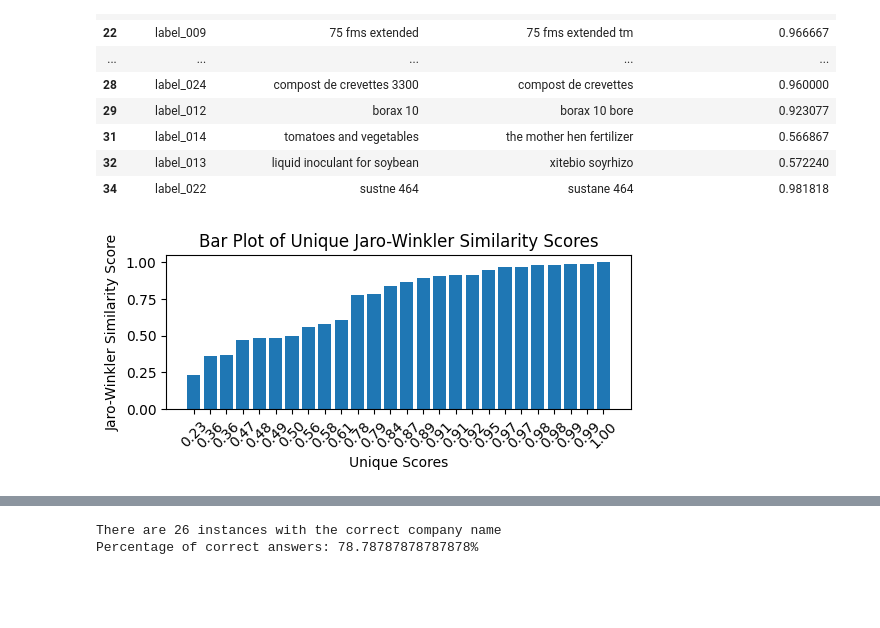
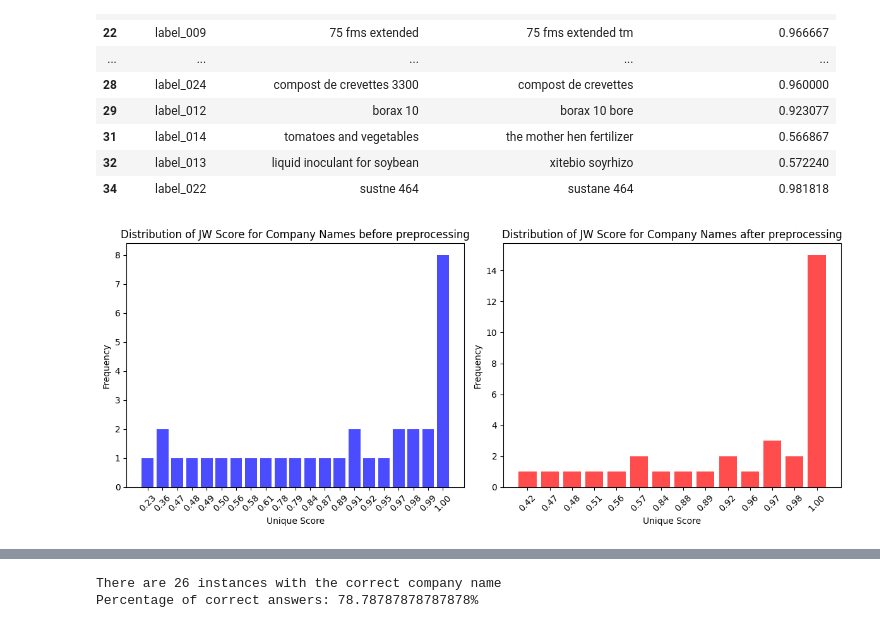
Before and after one commit to ai-cfia/fertiscan-pipeline, a Jupyter notebook: notebooks/metric.ipynb, the cells around one changed output, grey strips where cells are left out. Cells and saved outputs as stored; diff of their text form; code cells hidden in the pictures; blank space fills up the shorter version.

```diff
--- a/notebooks/metric.ipynb
+++ b/notebooks/metric.ipynb
@@ -824,15 +831,46 @@ fertiliser_name[fertiliser_name['expected_output_fertiliser_name_cleaned'] != fe
 | 32 | label_013 | liquid inoculant for soybean | xitebio soyrhizo | 0.572240 |
 | 34 | label_022 | sustne 464 | sustane 464 | 0.981818 |
 # %%
-unique_scores = sorted(fertiliser_name['fertiliser_name_jw_score'].unique())
+fertiliser_name_score_counts = round(fertiliser_name['fertiliser_name_jw_score'], 2).value_counts().sort_index()
+fertiliser_name_cleaned_score_counts = round(fertiliser_name['fertiliser_name_cleaned_jw_score'], 2).value_counts().sort_index()
 
-# Create a bar plot
-plt.figure(figsize=(6, 2))
-plt.bar(range(len(unique_scores)), unique_scores, tick_label=[f'{score:.2f}' for score in unique_scores])
-plt.xlabel('Unique Scores')
-plt.ylabel('Jaro-Winkler Similarity Score')
-plt.title('Bar Plot of Unique Jaro-Winkler Similarity Scores')
-plt.xticks(rotation=45)
+# company_address_score_counts = company_address['company_address_jw_score'].value_counts().sort_index()
+# company_address_cleaned_score_counts = company_address['company_address_cleaned_jw_score'].value_counts().sort_index()
+
+import matplotlib.pyplot as plt
+
+import matplotlib.pyplot as plt
+import numpy as np
+
+# Data for first plot
+a1 = fertiliser_name_score_counts.index
+b1 = fertiliser_name_score_counts.values
+
+# Data for second plot
+a2 = fertiliser_name_cleaned_score_counts.index
+b2 = fertiliser_name_cleaned_score_counts.values
+
+# Create subplots (1 row, 2 columns)
+fig, axes = plt.subplots(1, 2, figsize=(12, 5))
+
+# First bar plot
+axes[0].bar(range(len(a1)), b1, color='blue', alpha=0.7)
+axes[0].set_xticks(range(len(a1)))
+axes[0].set_xticklabels([f"{x:.2f}" for x in a1], rotation=45)
+axes[0].set_xlabel("Unique Score")
+axes[0].set_ylabel("Frequency")
+axes[0].set_title("Distribution of JW Score for Company Names before preprocessing")
+
+# Second bar plot
+axes[1].bar(range(len(a2)), b2, color='red', alpha=0.7)
+axes[1].set_xticks(range(len(a2)))
+axes[1].set_xticklabels([f"{x:.2f}" for x in a2], rotation=45)
+axes[1].set_xlabel("Unique Score")
+axes[1].set_ylabel("Frequency")
+axes[1].set_title("Distribution of JW Score for Company Names after preprocessing")
+
+# Show the plots
+plt.tight_layout()
 plt.show()
 # %% [output]
-[figure, old version]
+[figure, new version]
```
Also changed, not shown: parts of 19 cells of this notebook.
